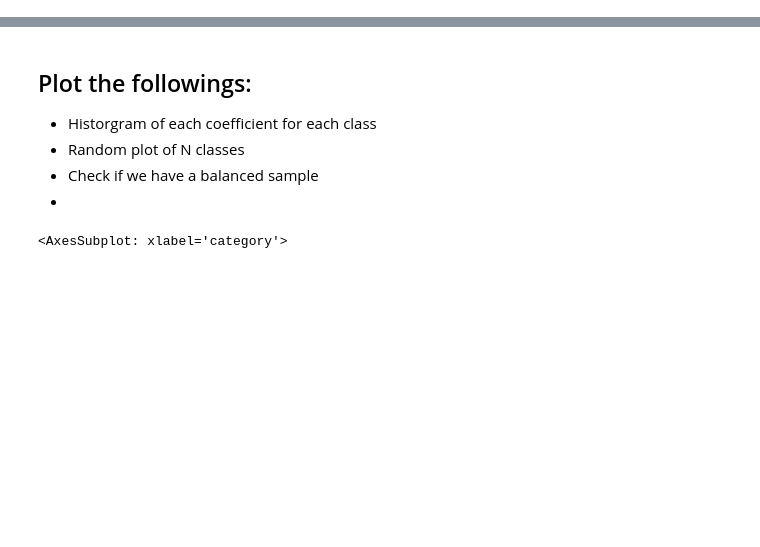
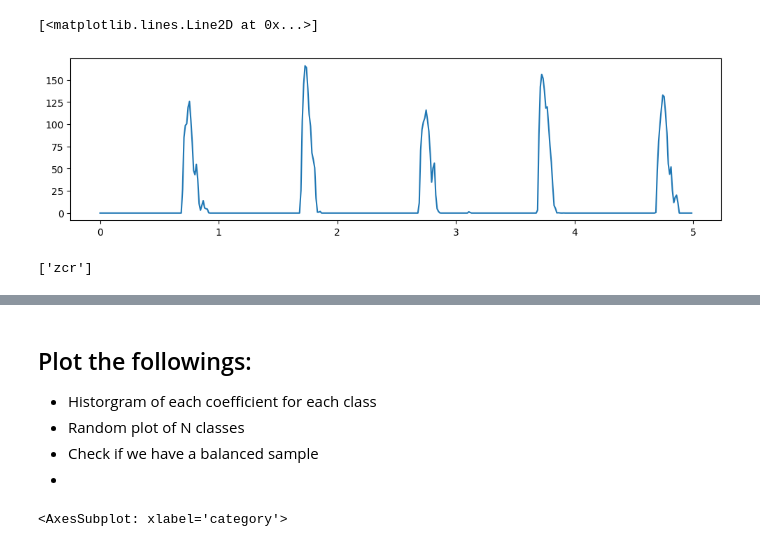
Before and after one commit to themaighi/HDA_environmentalsoundclassification, a Jupyter notebook: eda.ipynb, the cells around one changed output, grey strips where cells are left out. Cells and saved outputs as stored; diff of their text form; code cells hidden in the pictures; blank space fills up the shorter version.

```diff
--- a/eda.ipynb
+++ b/eda.ipynb
@@ -13,0 +22,11 @@ audio_dt = general_processing(audio_dt)
+# %%
+plt.figure(figsize=(12, 3))
+plt.plot((np.arange(audio_dt.iloc[23].audio.x_df['mfcc_1'].shape[0])/audio_dt.iloc[23].audio.x_df['mfcc_1'].shape[0]) * 5,
+         audio_dt.iloc[23].audio.x_df['mfcc_1'])
+# %% [output]
+[<matplotlib.lines.Line2D at 0x...>]
+[figure, added]
+# %%
+list(audio_dt.iloc[23].audio.x_df.filter(regex='zcr').columns)
+# %% [output]
+['zcr']
```
Also changed, not shown: parts of 14 cells of this notebook.
